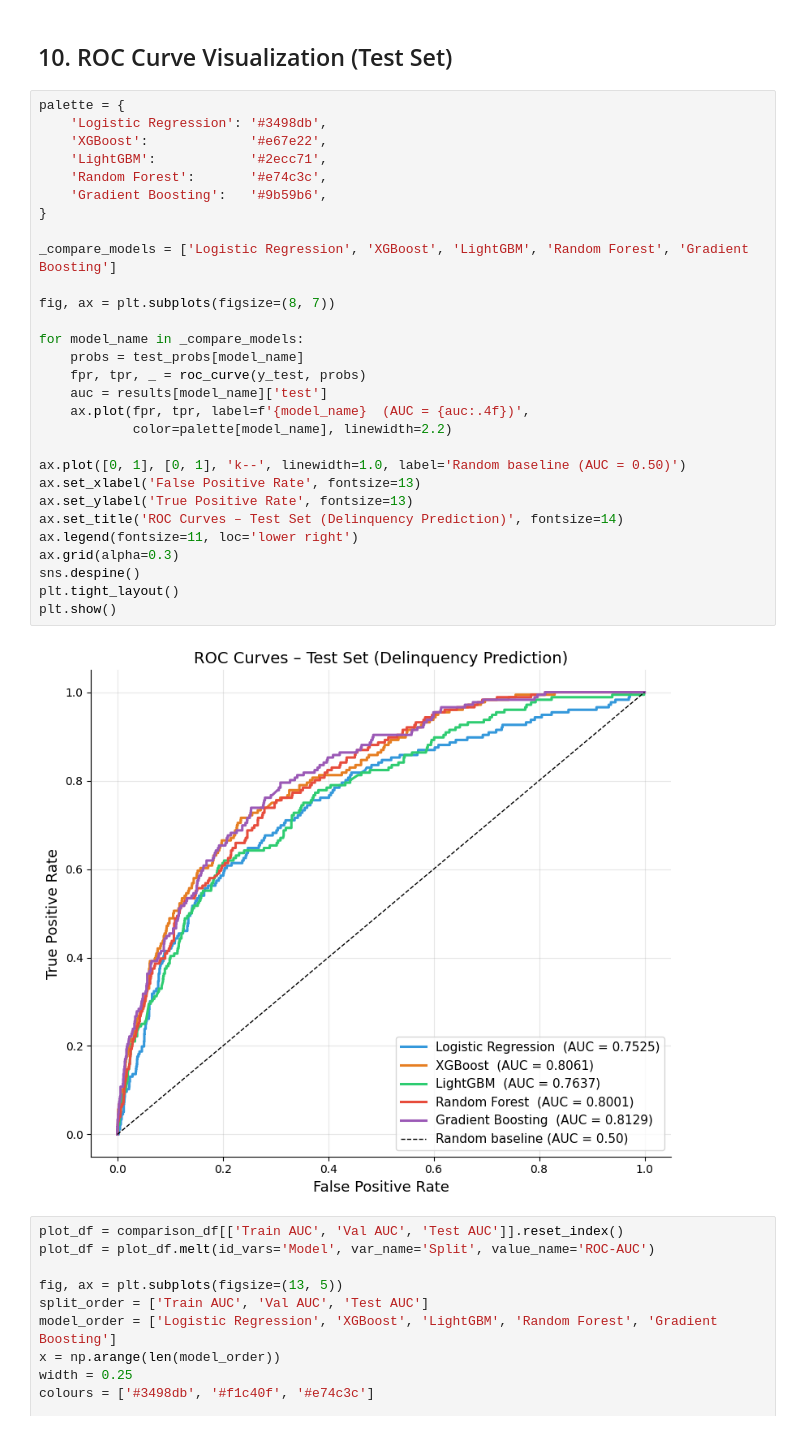
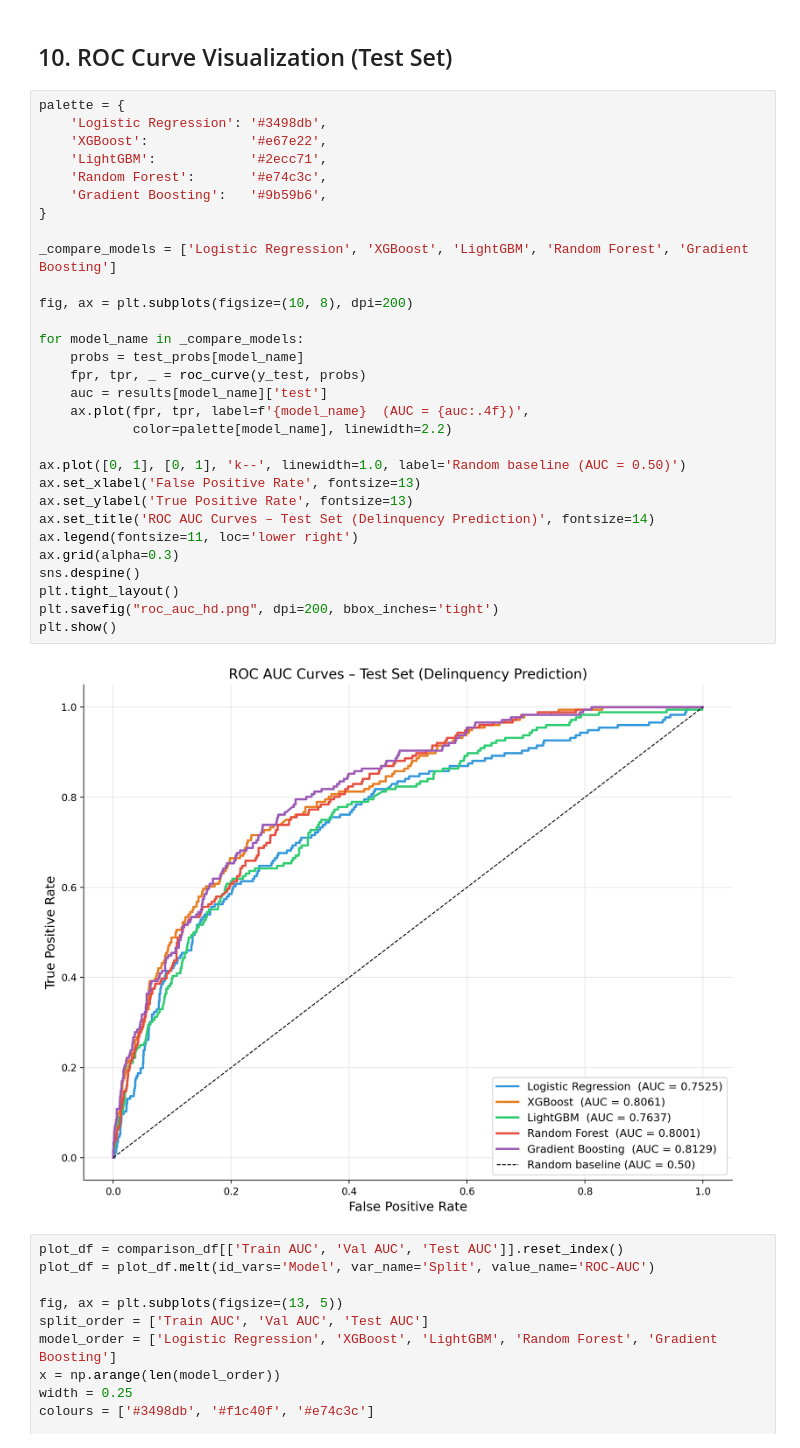
Before and after one commit to kangyuj0531/dsc180a-prism-data, a Jupyter notebook: models/model_comparison.ipynb, the cells around one changed output. Cells and saved outputs as stored; diff of their text form.

```diff
--- a/models/model_comparison.ipynb
+++ b/models/model_comparison.ipynb
@@ -362,34 +408,35 @@ Gradient Boosting       0.9987   0.7799    0.8129          0.1859
 # %%
 palette = {
     'Logistic Regression': '#3498db',
     'XGBoost':             '#e67e22',
     'LightGBM':            '#2ecc71',
     'Random Forest':       '#e74c3c',
     'Gradient Boosting':   '#9b59b6',
 }
 
 _compare_models = ['Logistic Regression', 'XGBoost', 'LightGBM', 'Random Forest', 'Gradient Boosting']
 
-fig, ax = plt.subplots(figsize=(8, 7))
+fig, ax = plt.subplots(figsize=(10, 8), dpi=200)
 
 for model_name in _compare_models:
     probs = test_probs[model_name]
     fpr, tpr, _ = roc_curve(y_test, probs)
     auc = results[model_name]['test']
     ax.plot(fpr, tpr, label=f'{model_name}  (AUC = {auc:.4f})',
             color=palette[model_name], linewidth=2.2)
 
 ax.plot([0, 1], [0, 1], 'k--', linewidth=1.0, label='Random baseline (AUC = 0.50)')
 ax.set_xlabel('False Positive Rate', fontsize=13)
 ax.set_ylabel('True Positive Rate', fontsize=13)
-ax.set_title('ROC Curves – Test Set (Delinquency Prediction)', fontsize=14)
+ax.set_title('ROC AUC Curves – Test Set (Delinquency Prediction)', fontsize=14)
 ax.legend(fontsize=11, loc='lower right')
 ax.grid(alpha=0.3)
 sns.despine()
 plt.tight_layout()
+plt.savefig("roc_auc_hd.png", dpi=200, bbox_inches='tight')
 plt.show()
 # %% [output]
-[figure, old version]
+[figure, new version]
 # %%
 plot_df = comparison_df[['Train AUC', 'Val AUC', 'Test AUC']].reset_index()
 plot_df = plot_df.melt(id_vars='Model', var_name='Split', value_name='ROC-AUC')
```
Also changed, not shown: parts of 7 cells of this notebook, 3 other files.
